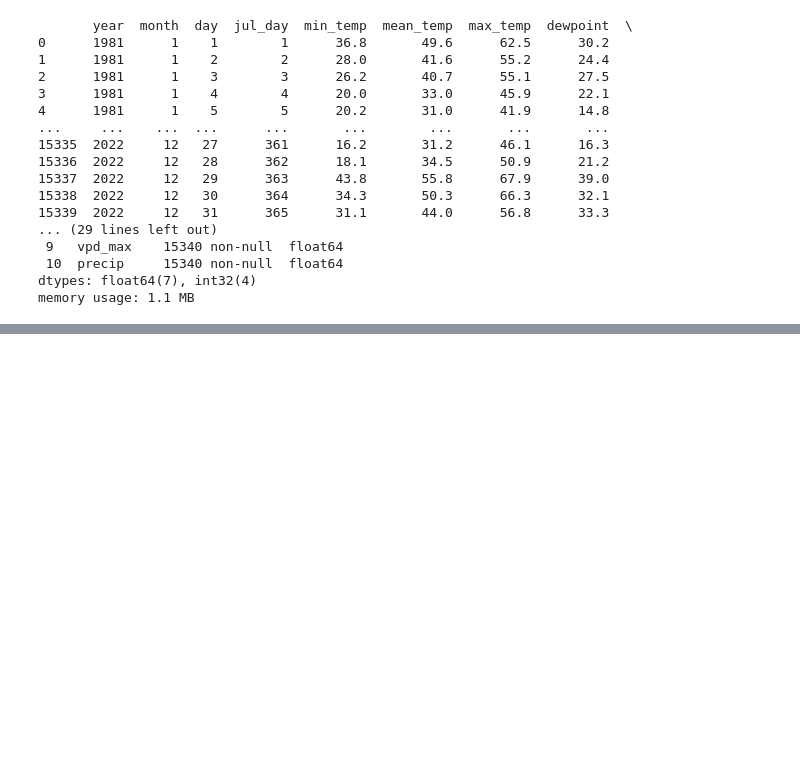
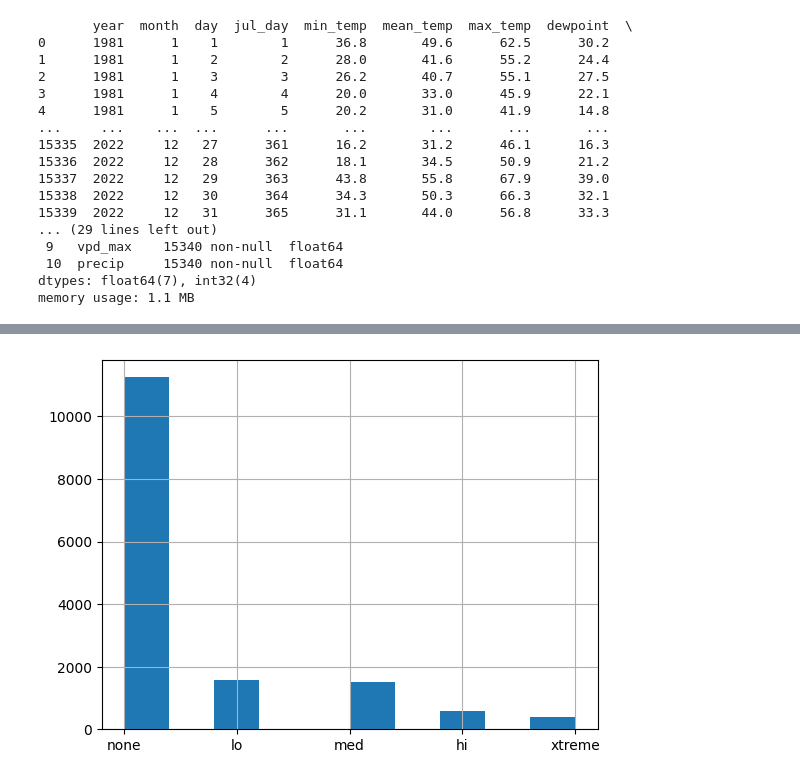
Before and after one commit to barbosaMatheus/ok_rain_regression, a Jupyter notebook: rain.ipynb, the cells around one changed output, grey strips where cells are left out. Saved outputs shown, nothing was run; the diff lists cells and outputs as text; code cells hidden in the pictures; blank space fills up the shorter version.

```diff
--- a/rain.ipynb
+++ b/rain.ipynb
@@ -116,0 +168,30 @@ cols = ["dewpoint","vpd_min","vpd_max","precip"]
+# %%
+"""
+As expected, these values are skewed and have outliers.
+First, we will handle the target variable. We will
+create a new "meta-target" that will classify the precip
+into "none","lo","med","hi" and "xtreme". This will give
+us reference points to use when splitting our dataset.
+"""
+
+def label_col(df, ranges, col):
+    colname = f"{col}_level"
+    df.loc[:,colname] = np.full(shape=(df.shape[0],), fill_value="")
+    for label in ranges:
+        lb = ranges[label][0]
+        ub = ranges[label][1]
+        df.loc[(df[col] > lb) & (df[col] <= ub),colname] = label
+    return df
+
+ranges = {"none": [-np.inf,0.0],
+          "lo": [0.0,0.1],
+          "med": [0.1,0.5],
+          "hi": [0.5,1.0],
+          "xtreme": [1.0,np.inf]}
+
+df = label_col(df, ranges, "precip")
+df["precip_level"].hist()
+plt.show()
+df.to_csv("rain.csv")
+# %% [output]
+[figure, added]
```
Also changed, not shown: parts of 6 cells of this notebook, 1 other file.
